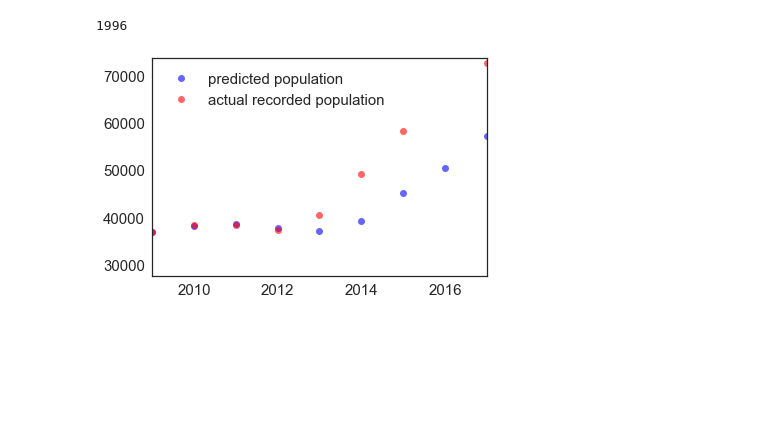
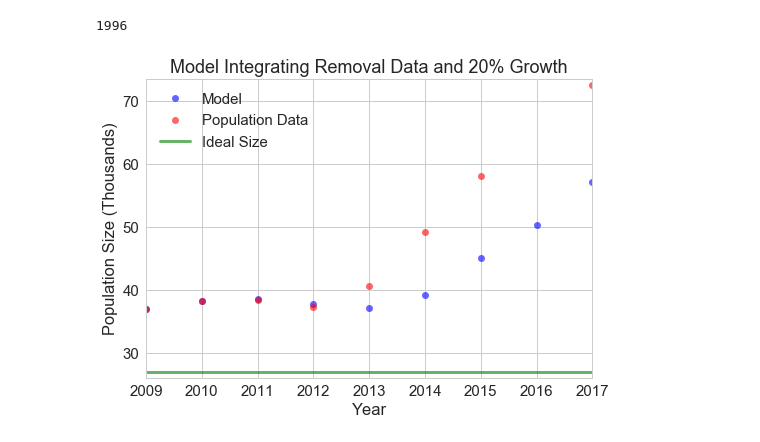
Before and after one commit to chiunaomi/ModSim-1, a Jupyter notebook: code/Horses and Burros.ipynb, the cells around one changed output. Cells and saved outputs as stored; diff of their text form; code cells hidden in the pictures; blank space fills up the shorter version.

```diff
--- a/code/Horses and Burros.ipynb
+++ b/code/Horses and Burros.ipynb
@@ -115,6 +115,11 @@ initial_population = data['population'][2009]
 growth_rate= 0.2
 # %%
 system = System(t0 = first_year, p0 = initial_population, t_end = last_year, growth_rate = growth_rate)
+# %%
+line = TimeSeries()
+for i in linrange(system.t0, system.t_end):
+    line[i] = 27000
+AML = line
 # %%
 def run_simulation3(system):
     """Runs a proportional growth model.
@@ -134,15 +139,16 @@ def run_simulation3(system):
     system.results = results
 # %%
 run_simulation3(system)
-# %%
-plot(system.results, 'bo', label = 'predicted population')
-plot(population, 'ro', label='actual recorded population')
-legend()
-
-
-xlim(2009, 2017);
-# %% [output]
-[figure, removed]
+# %%
+sns.set(style='whitegrid', font_scale=1.5)
+plot(system.results/1000, 'bo', label = 'Model')
+plot(population/1000, 'ro', label='Population Data')
+decorate(title='Model Integrating Removal Data and 20% Growth', xlabel='Year', ylabel='Population Size (Thousands)')
+plot(AML/1000, 'g-', label='Ideal Size')
+legend()
+xlim(2009, 2017);
+# %% [output]
+[figure, added]
 # %%
 ######
 #this is a graph of how wrong the model is over time.
```
Also changed, not shown: parts of 56 cells of this notebook.
